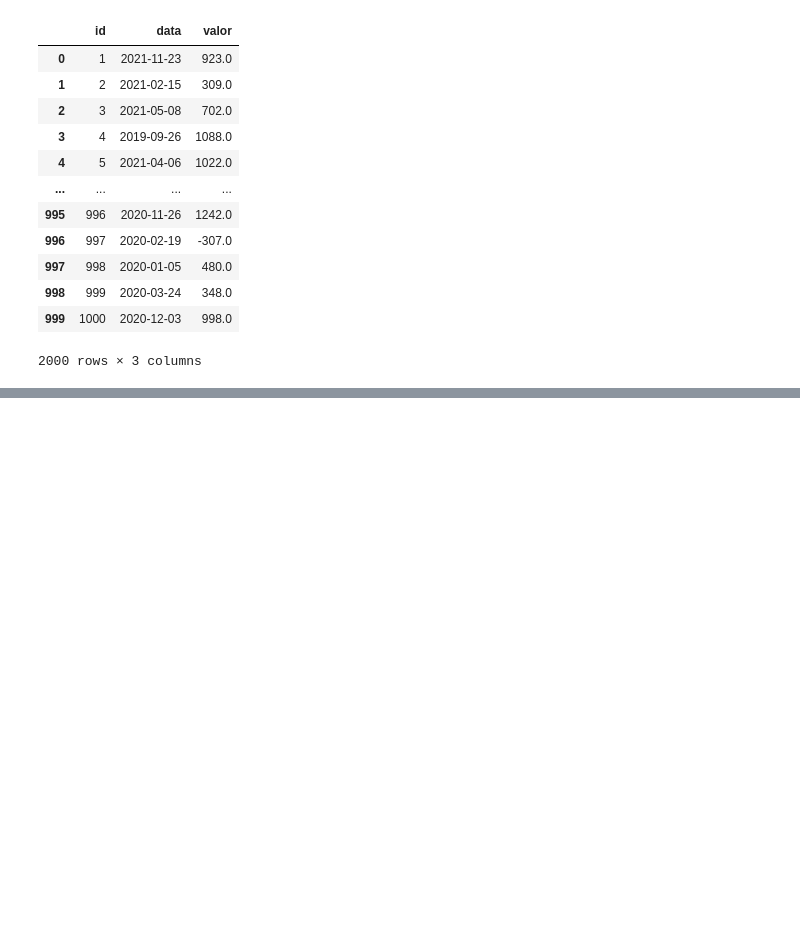
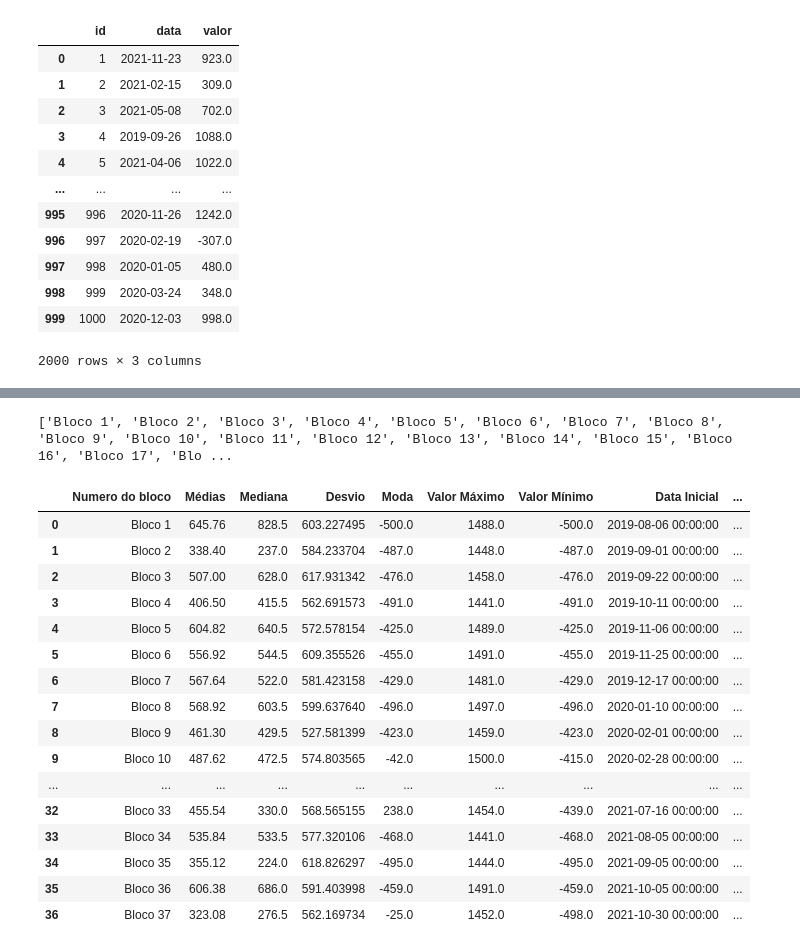
Before and after one commit to etgcrog/numpy_learning, a Jupyter notebook: Atividade13.ipynb, the cells around one changed output, grey strips where cells are left out. Saved outputs shown, nothing was run; the diff lists cells and outputs as text; code cells hidden in the pictures; blank space fills up the shorter version.

```diff
--- a/Atividade13.ipynb
+++ b/Atividade13.ipynb
@@ -106,6 +150,43 @@ medias
 j = 0
 k = 0
 for i in range(50, dados.shape[0], 50):
-    medias[k] = dados['valor'][j:i].mean()
-    k = k + 1
-    j += 50
+  data_inicial[k] = str(dados[j:i].iloc[0]['data'])
+  k += 1
+  j += 50
+# %%
+j = 0
+k = 0
+for i in range(50, dados.shape[0], 50):
+  data_final[k] = str(dados[j:i+1].iloc[-1]['data'])
+  k += 1
+  j += 50
+# %%
+lista_nomes = []
+for n in range(0, tam_array):
+    lista_nomes.append(f"Bloco {n+1}")
+print(lista_nomes)
+# %% [output]
+['Bloco 1', 'Bloco 2', 'Bloco 3', 'Bloco 4', 'Bloco 5', 'Bloco 6', 'Bloco 7', 'Bloco 8', 'Bloco 9', 'Bloco 10', 'Bloco 11', 'Bloco 12', 'Bloco 13', 'Bloco 14', 'Bloco 15', 'Bloco 16', 'Bloco 17', 'Blo ...
+# %%
+dados_finais = pd.DataFrame(list(zip(lista_nomes, medias, mediana, desvio, moda, max, min, data_inicial, data_final)),
+                          columns=["Numero do bloco","Médias", "Mediana", "Desvio", "Moda", "Valor Máximo", "Valor Mínimo", "Data Inicial", "Data Final"])
+# %%
+dados_finais
+# %% [output]
+|  | Numero do bloco | Médias | Mediana | Desvio | Moda | Valor Máximo | Valor Mínimo | Data Inicial | ... |
+| 0 | Bloco 1 | 645.76 | 828.5 | 603.227495 | -500.0 | 1488.0 | -500.0 | 2019-08-06 00:00:00 | ... |
+| 1 | Bloco 2 | 338.40 | 237.0 | 584.233704 | -487.0 | 1448.0 | -487.0 | 2019-09-01 00:00:00 | ... |
+| 2 | Bloco 3 | 507.00 | 628.0 | 617.931342 | -476.0 | 1458.0 | -476.0 | 2019-09-22 00:00:00 | ... |
+| 3 | Bloco 4 | 406.50 | 415.5 | 562.691573 | -491.0 | 1441.0 | -491.0 | 2019-10-11 00:00:00 | ... |
+| 4 | Bloco 5 | 604.82 | 640.5 | 572.578154 | -425.0 | 1489.0 | -425.0 | 2019-11-06 00:00:00 | ... |
+| 5 | Bloco 6 | 556.92 | 544.5 | 609.355526 | -455.0 | 1491.0 | -455.0 | 2019-11-25 00:00:00 | ... |
+| 6 | Bloco 7 | 567.64 | 522.0 | 581.423158 | -429.0 | 1481.0 | -429.0 | 2019-12-17 00:00:00 | ... |
+| 7 | Bloco 8 | 568.92 | 603.5 | 599.637640 | -496.0 | 1497.0 | -496.0 | 2020-01-10 00:00:00 | ... |
+| 8 | Bloco 9 | 461.30 | 429.5 | 527.581399 | -423.0 | 1459.0 | -423.0 | 2020-02-01 00:00:00 | ... |
+| 9 | Bloco 10 | 487.62 | 472.5 | 574.803565 | -42.0 | 1500.0 | -415.0 | 2020-02-28 00:00:00 | ... |
+| ... | ... | ... | ... | ... | ... | ... | ... | ... | ... |
+| 32 | Bloco 33 | 455.54 | 330.0 | 568.565155 | 238.0 | 1454.0 | -439.0 | 2021-07-16 00:00:00 | ... |
+| 33 | Bloco 34 | 535.84 | 533.5 | 577.320106 | -468.0 | 1441.0 | -468.0 | 2021-08-05 00:00:00 | ... |
+| 34 | Bloco 35 | 355.12 | 224.0 | 618.826297 | -495.0 | 1444.0 | -495.0 | 2021-09-05 00:00:00 | ... |
+| 35 | Bloco 36 | 606.38 | 686.0 | 591.403998 | -459.0 | 1491.0 | -459.0 | 2021-10-05 00:00:00 | ... |
+| 36 | Bloco 37 | 323.08 | 276.5 | 562.169734 | -25.0 | 1452.0 | -498.0 | 2021-10-30 00:00:00 | ... |
```
Also changed, not shown: parts of 10 cells of this notebook, 2 other files.
